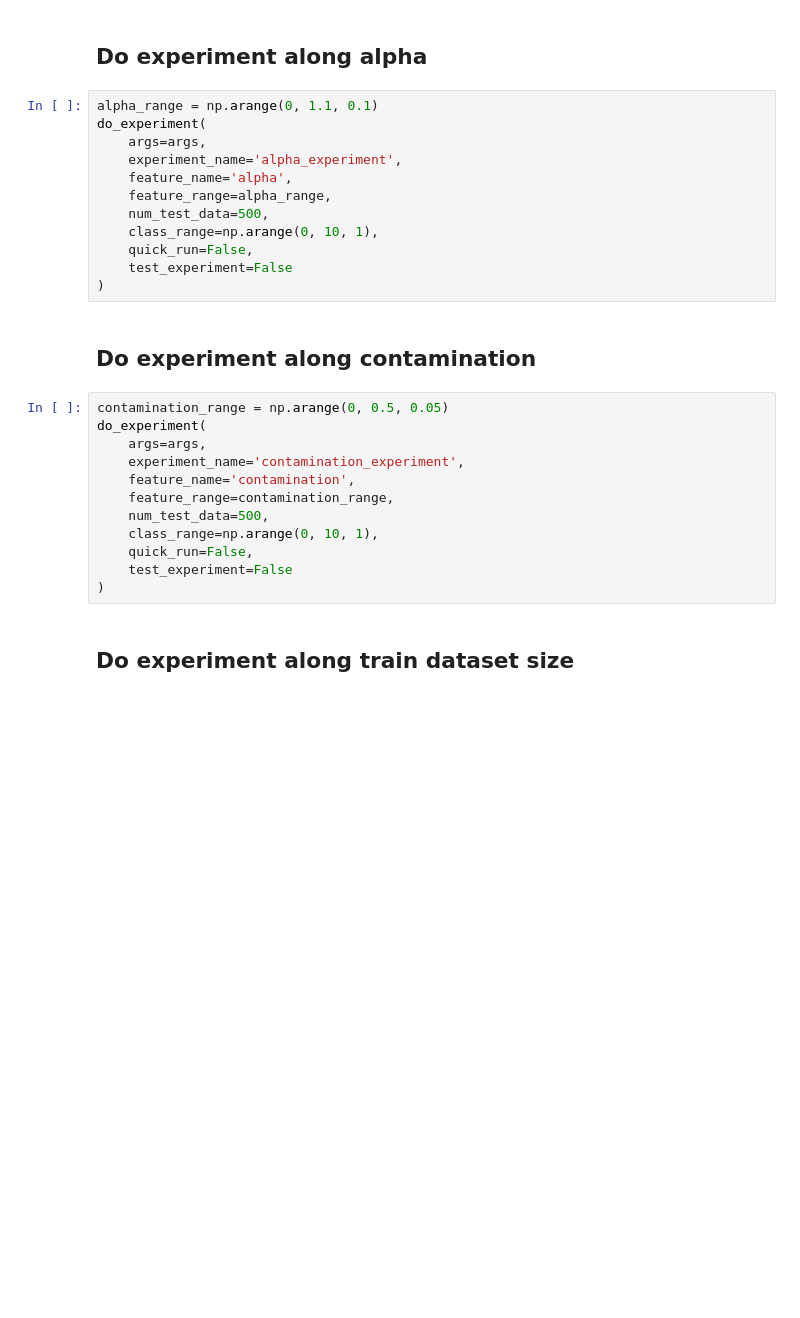
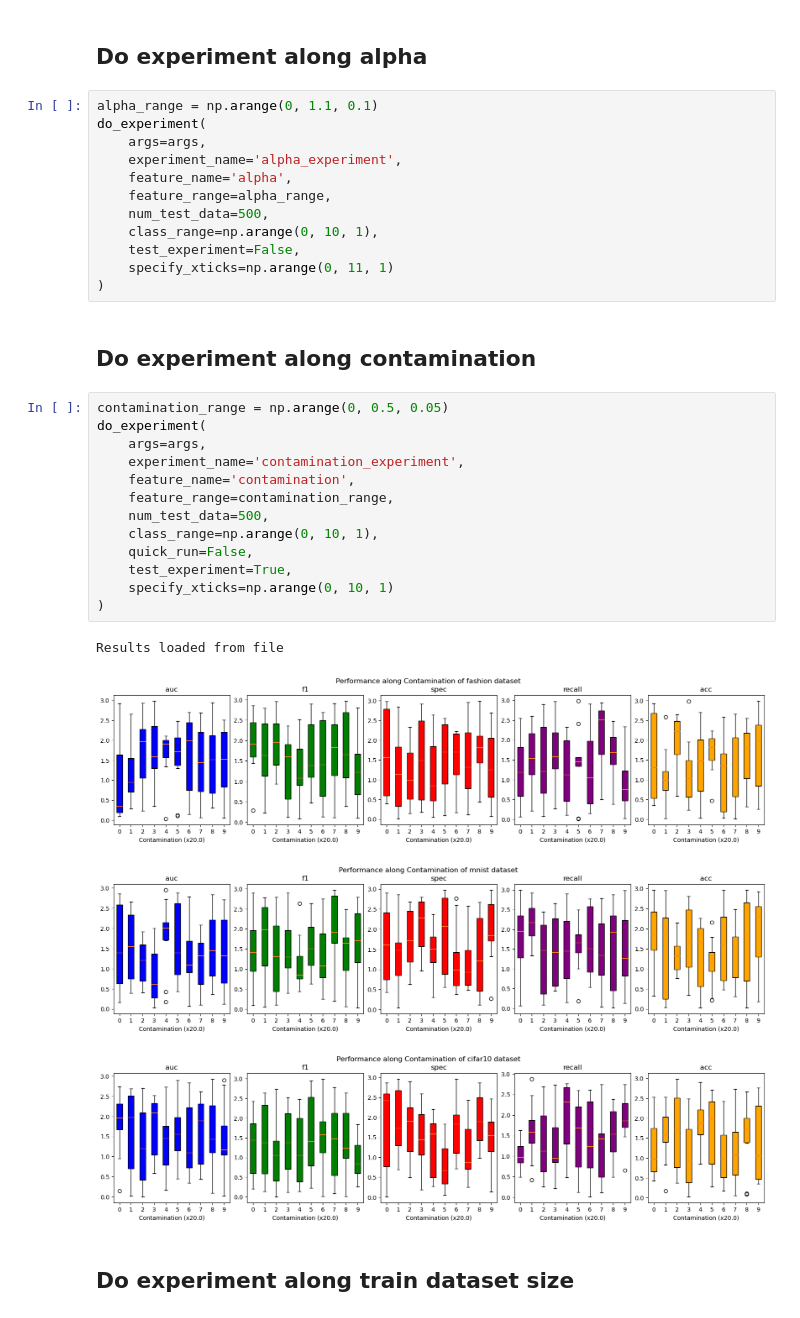
Before and after one commit to SoulMind01/FewShot-demo, a Jupyter notebook: experiment.ipynb, the cells around one changed output. Cells and saved outputs as stored; diff of their text form; blank space fills up the shorter version.

```diff
--- a/experiment.ipynb
+++ b/experiment.ipynb
@@ -78,23 +122,29 @@ do_experiment(
     feature_range=alpha_range,
     num_test_data=500,
     class_range=np.arange(0, 10, 1),
-    quick_run=False,
-    test_experiment=False
+    test_experiment=False,
+    specify_xticks=np.arange(0, 11, 1)
 )
 # %% [markdown]
 ## Do experiment along contamination
 # %%
 contamination_range = np.arange(0, 0.5, 0.05)
 do_experiment(
     args=args,
     experiment_name='contamination_experiment',
     feature_name='contamination',
     feature_range=contamination_range,
     num_test_data=500,
     class_range=np.arange(0, 10, 1),
     quick_run=False,
-    test_experiment=False
+    test_experiment=True,
+    specify_xticks=np.arange(0, 10, 1)
 )
+# %% [output]
+Results loaded from file
+[figure, added]
+[figure, added]
+[figure, added]
 # %% [markdown]
 ## Do experiment along train dataset size
 # %%
```
Also changed, not shown: parts of 34 cells of this notebook, 9 other files.
